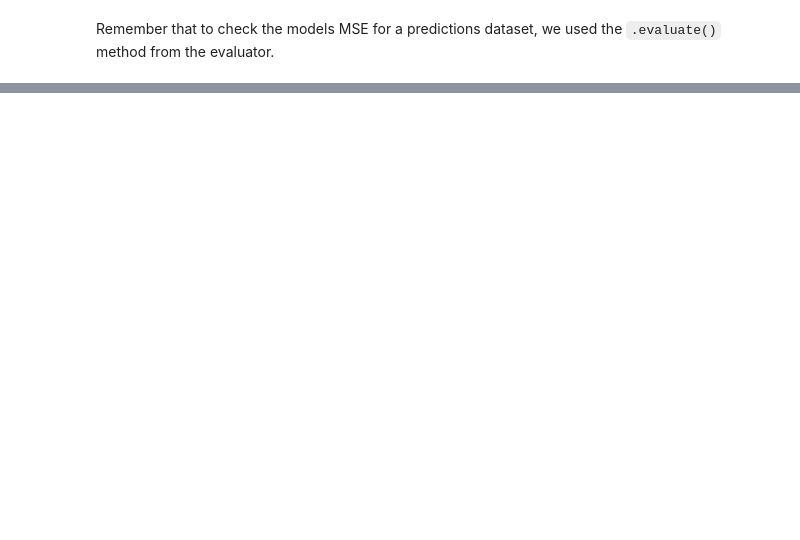
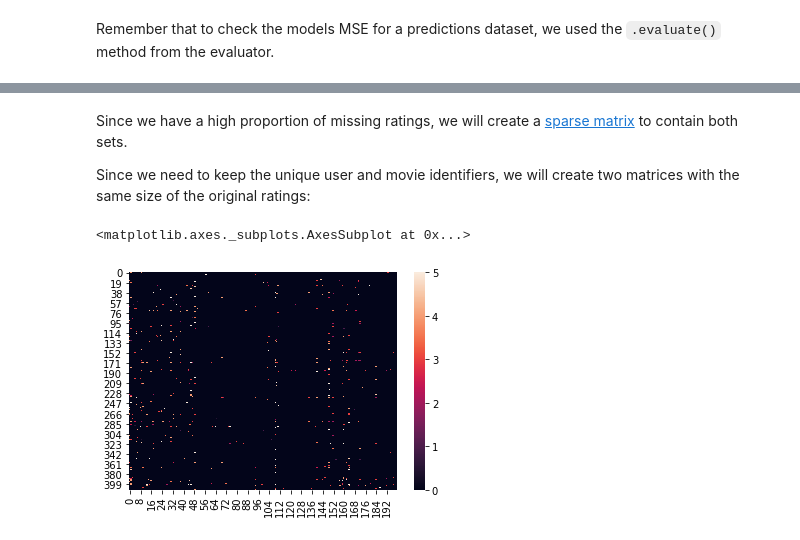
Before and after one commit to ruivieira/workshop-recommendation-engines, a Jupyter notebook: workshop.ipynb, the cells around one changed output, grey strips where cells are left out. Cells and saved outputs as stored; diff of their text form; code cells hidden in the pictures; blank space fills up the shorter version.

```diff
--- a/workshop.ipynb
+++ b/workshop.ipynb
@@ -964,0 +1087,26 @@ MSE (implicit) = 0.9532024953375471
+# %%
+from scipy import sparse
+import numpy as np
+
+np.random.seed(42)
+
+np.random.shuffle(pairs)
+rows, cols = pairs.shape
+training_indices, test_indices = pairs[:int(rows*0.8),:], pairs[int(rows*0.8):,:]
+# %% [markdown]
+Since we have a high proportion of missing ratings, we will create a [sparse matrix](https://en.wikipedia.org/wiki/Sparse_matrix) to contain both sets.
+
+Since we need to keep the unique user and movie identifiers, we will create two matrices with the same size of the original ratings:
+# %%
+training = sparse.lil_matrix(ratings.shape)
+for indices in training_indices:
+    training[indices[0]-1, indices[1]-1] = ratings[indices[0]-1, indices[1]-1]
+
+testing = sparse.lil_matrix(ratings.shape)
+for indices in test_indices:
+    testing[indices[0]-1, indices[1]-1] = ratings[indices[0]-1, indices[1]-1]
+
+sns.heatmap(testing[200:, :200].todense())
+# %% [output]
+<matplotlib.axes._subplots.AxesSubplot at 0x...>
+[figure, added]
```
Also changed, not shown: parts of 59 cells of this notebook, 2 other files.
